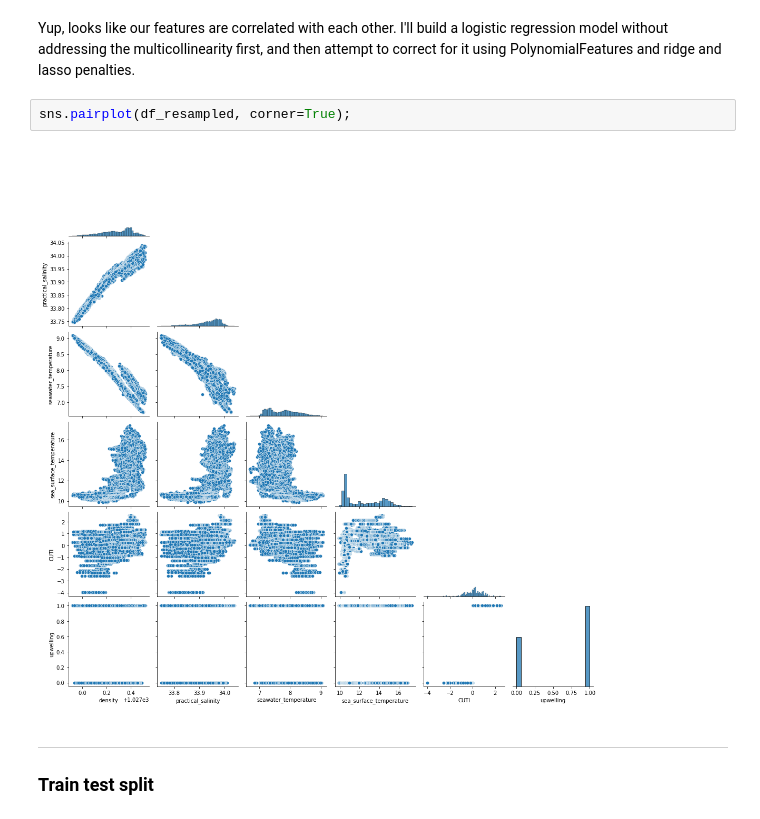
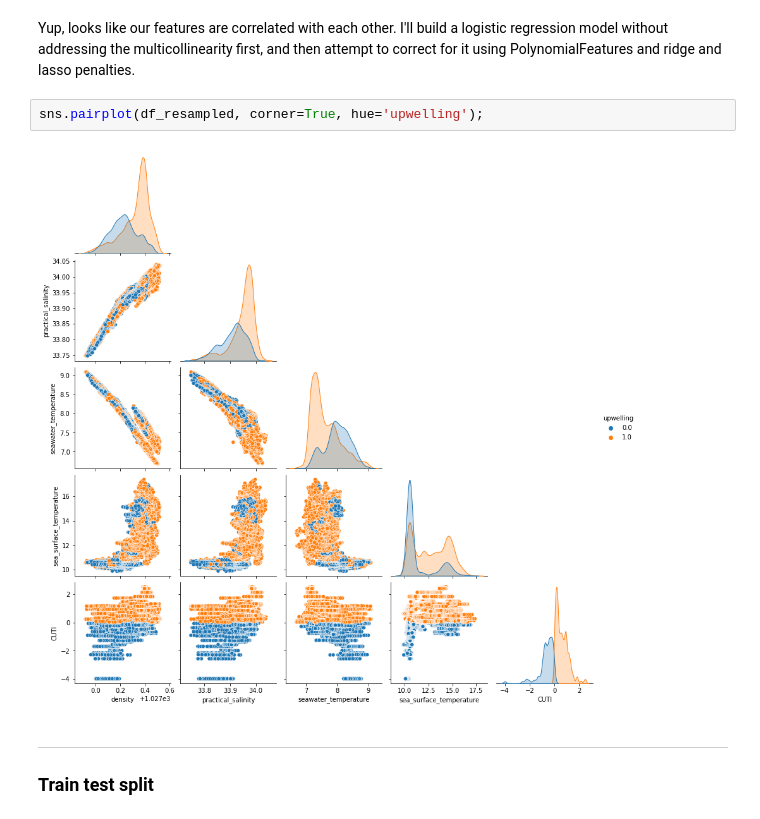
Before and after one commit to dgumustel/coastal-upwelling, a Jupyter notebook: notebooks/05_modeling.ipynb, the cells around one changed output. Cells and saved outputs as stored; diff of their text form.

Commit message:
added hue to pairplot

```diff
--- a/notebooks/05_modeling.ipynb
+++ b/notebooks/05_modeling.ipynb
@@ -75,9 +75,9 @@ sns.heatmap(df_resampled.corr(), annot=True, vmin=-1, vmax=1, mask=mask)
 # %% [markdown]
 Yup, looks like our features are correlated with each other. I'll build a logistic regression model without addressing the multicollinearity first, and then attempt to correct for it using PolynomialFeatures and ridge and lasso penalties.
 # %%
-sns.pairplot(df_resampled, corner=True);
+sns.pairplot(df_resampled, corner=True, hue='upwelling');
 # %% [output]
-[figure, old version]
+[figure, new version]
 # %% [markdown]
 ---
 ### Train test split
```
